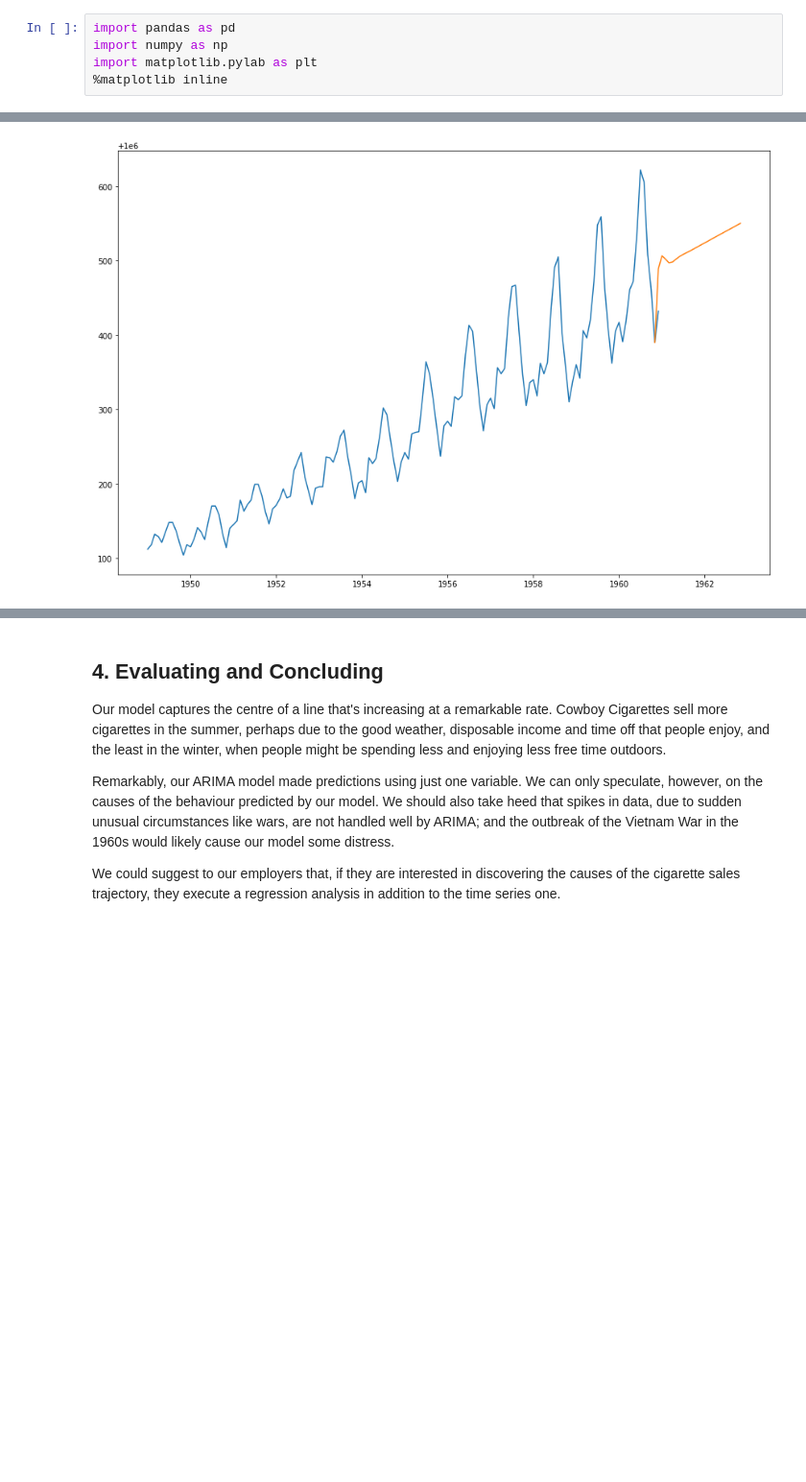
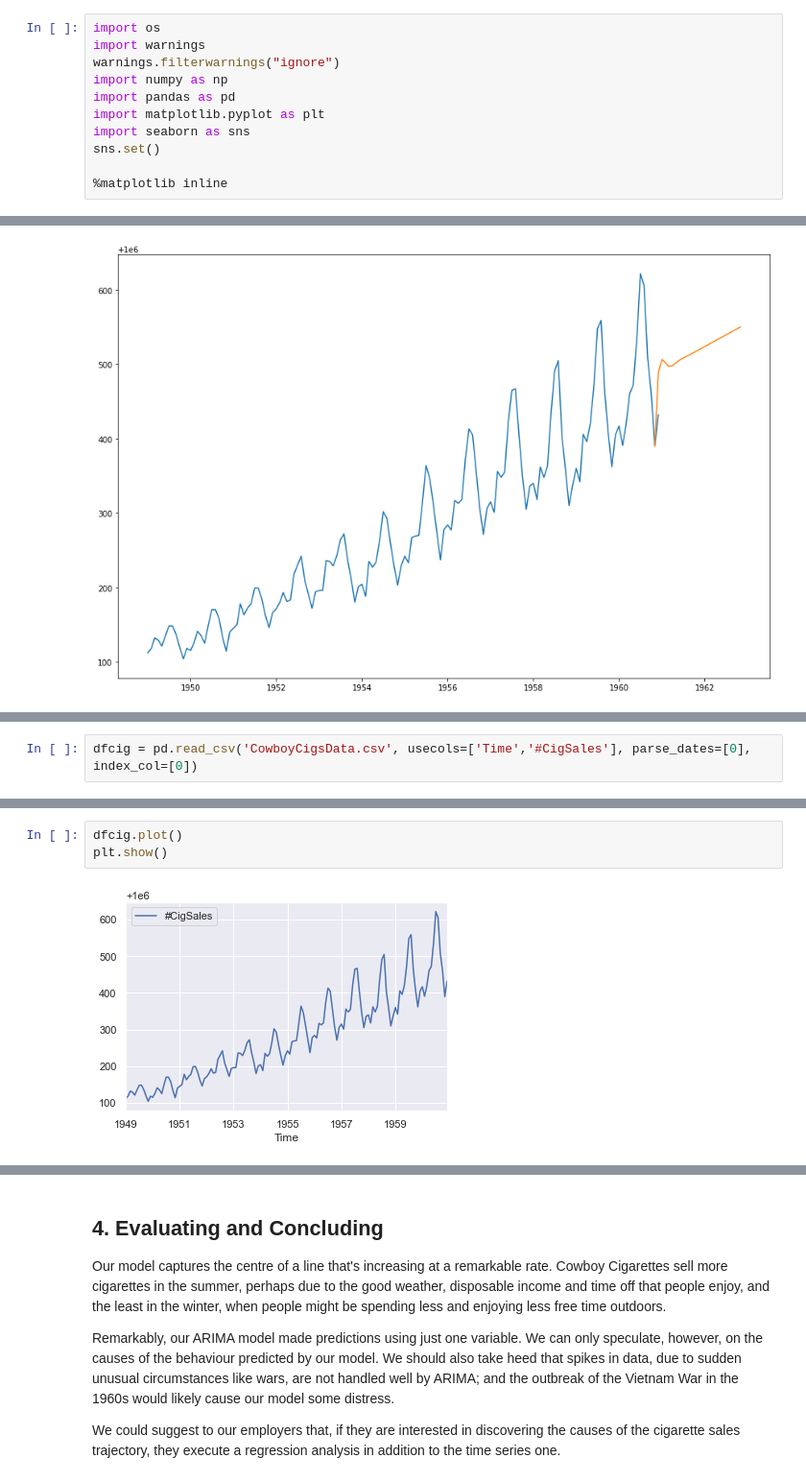
Before and after one commit to yoyo6022/Springboard-hands-on-project, a Jupyter notebook: Cowboys&CigrettesCaseStudy/Cowboy Cigarettes Case Study - Tier 1.ipynb, the cells around one changed output, grey strips where cells are left out. Shown at 96% size. Drawn from its saved outputs; the diff is of its cells as text; blank space fills up the shorter version.

```diff
--- a/Cowboys&CigrettesCaseStudy/Cowboy Cigarettes Case Study - Tier 1.ipynb
+++ b/Cowboys&CigrettesCaseStudy/Cowboy Cigarettes Case Study - Tier 1.ipynb
@@ -52,9 +52,15 @@ Time series data is just any data displaying how a single variable changes over
 
 ### 1a. Load relevant libraries
 # %%
+import os
+import warnings
+warnings.filterwarnings("ignore")
+import numpy as np
 import pandas as pd
-import numpy as np
-import matplotlib.pylab as plt
+import matplotlib.pyplot as plt
+import seaborn as sns
+sns.set()
+
 %matplotlib inline
 # %% [markdown]
 ### 1b. Load the data
@@ -457,0 +466,2 @@ plt.show()
+# %%
+dfcig = pd.read_csv('CowboyCigsData.csv', usecols=['Time','#CigSales'], parse_dates=[0], index_col=[0])
@@ -457,0 +478,5 @@ plt.show()
+# %%
+dfcig.plot()
+plt.show()
+# %% [output]
+[figure, added]
```
Also changed, not shown: parts of 20 cells of this notebook.
